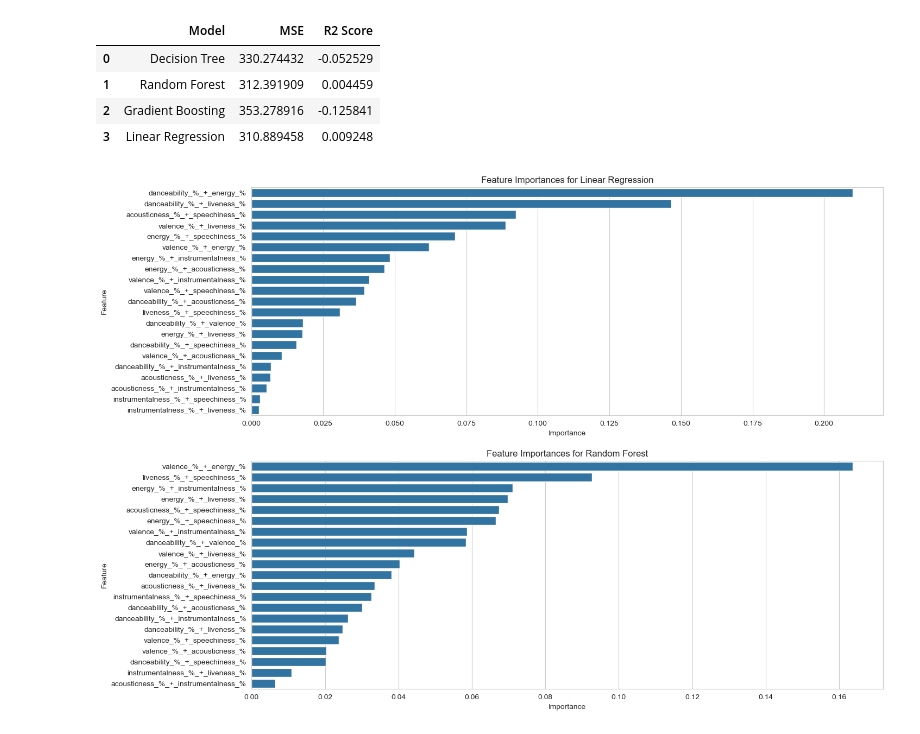
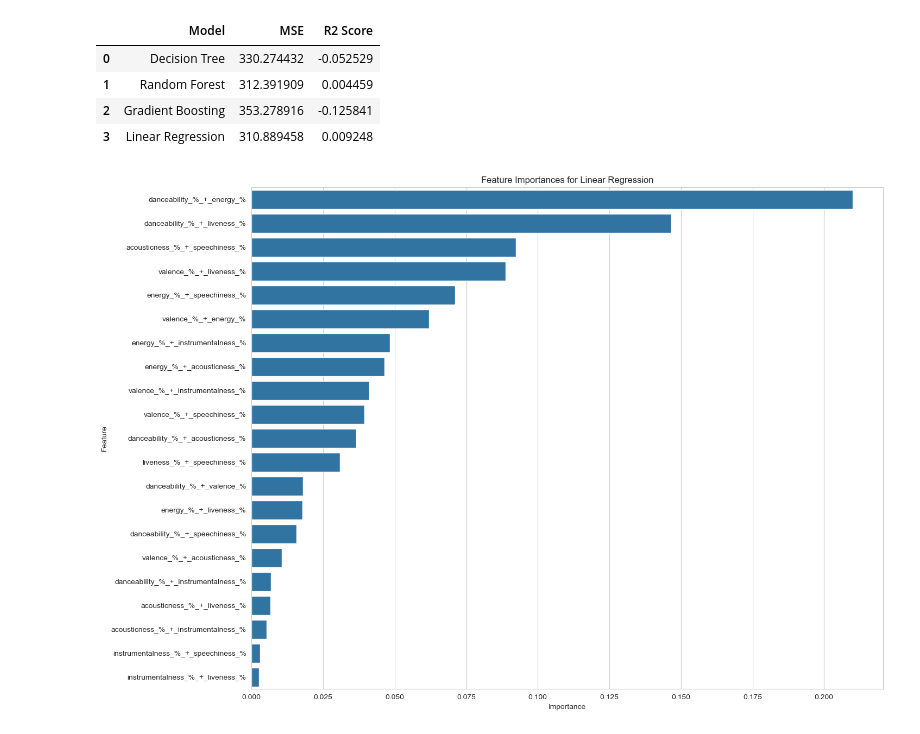
Before and after one commit to Starmam1717/Spotify, a Jupyter notebook: Spotify_notebook.ipynb, the cells around one changed output. Drawn from its saved outputs; the diff is of its cells as text; code cells hidden in the pictures.

```diff
--- a/Spotify_notebook.ipynb
+++ b/Spotify_notebook.ipynb
@@ -1155,16 +1174,14 @@ results_metrics_feature_eng
 # %%
 #Visualization of Random Forest and Linear Regression Importance
 Feature_eng_lin = pd.DataFrame({'Feature':features_eng, 'Importance':normalized_coefs} ).sort_values(by = 'Importance', ascending= False)
 Feature_eng_rf = pd.DataFrame({'Feature':features_eng, 'Importance':feature_importances_rf} ).sort_values(by = 'Importance', ascending= False)
 
-fig, axes = plt.subplots(2,1,figsize=(15, 12 ))
-axes[0].set_title('Feature Importances for Linear Regression')
-sns.barplot(x = 'Importance', y = 'Feature', data = Feature_eng_lin, ax = axes[0])
-axes[1].set_title('Feature Importances for Random Forest')
-sns.barplot(x = 'Importance', y = 'Feature', data = Feature_eng_rf, ax = axes[1])
+fig, axes = plt.subplots(1,1,figsize=(15, 12 ))
+axes.set_title('Feature Importances for Linear Regression')
+sns.barplot(x = 'Importance', y = 'Feature', data = Feature_eng_lin)
 
 
 
 plt.show()
 # %% [output]
-[figure, old version]
+[figure, new version]
```
Also changed, not shown: parts of 6 cells of this notebook.
